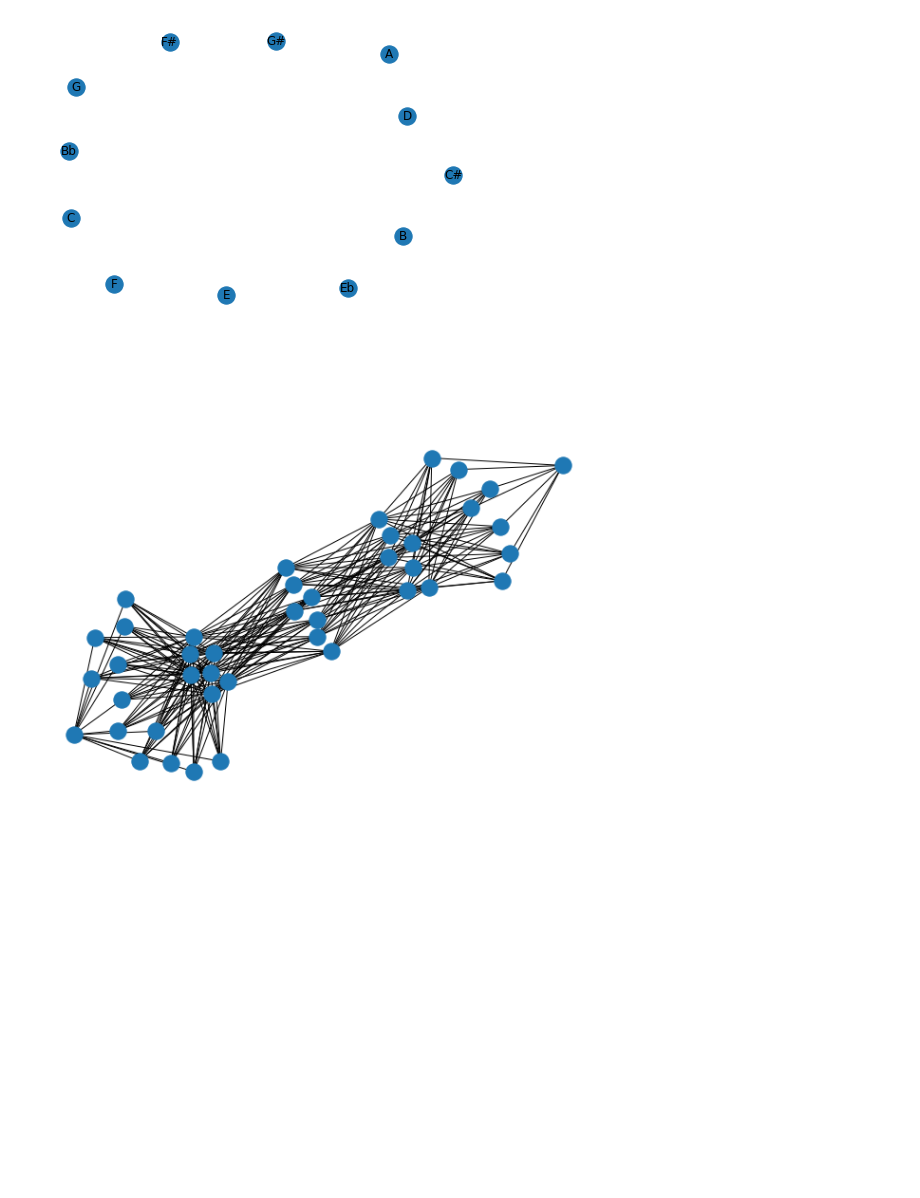
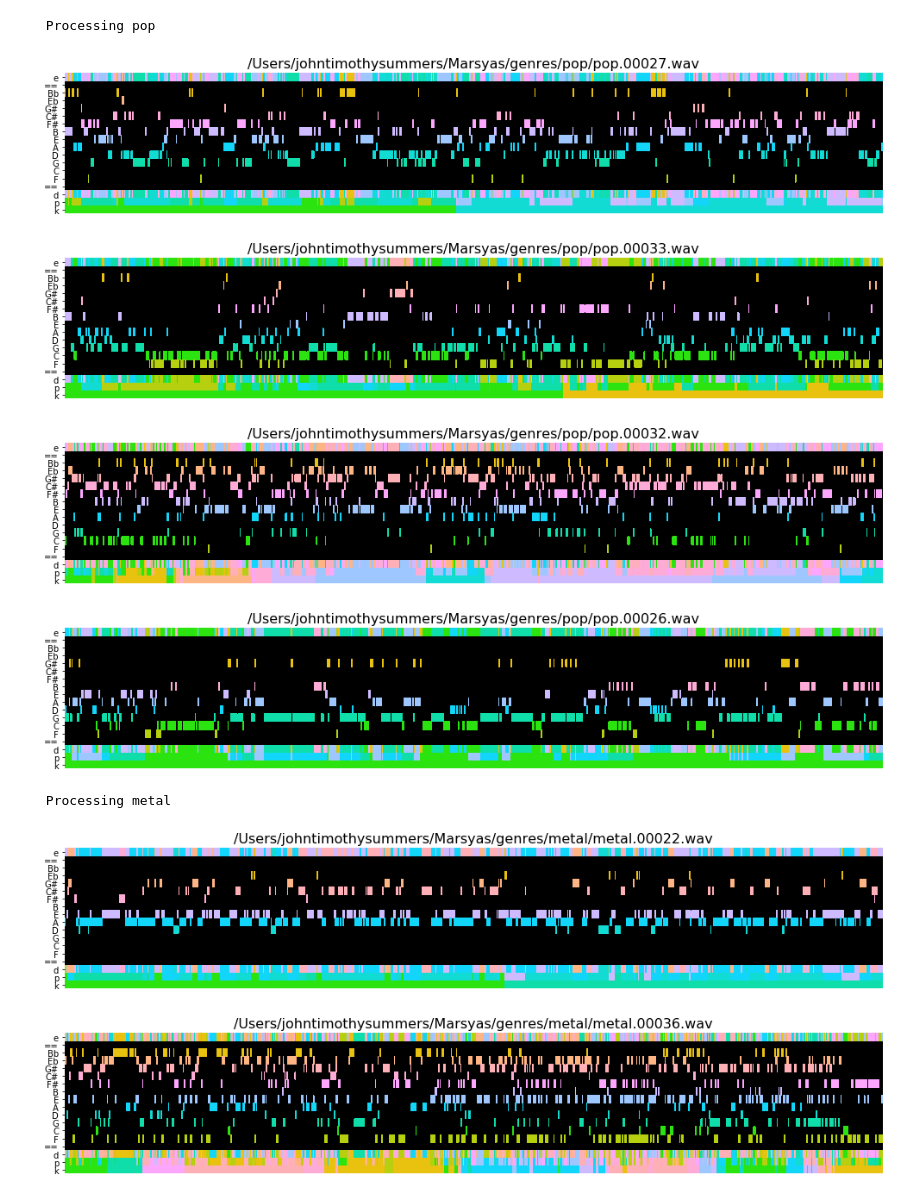
Before and after one commit to timsum/harmonypartition, a Jupyter notebook: jup/Untitled.ipynb, the cells around one changed output. Drawn from its saved outputs; the diff is of its cells as text; code cells hidden in the pictures; blank space fills up the shorter version.

Commit message:
valerio turorials -- prime experiments -- collection before cleaning.
collection and backup before public cleaning

```diff
--- a/jup/Untitled.ipynb
+++ b/jup/Untitled.ipynb
@@ -25,6 +0,0 @@ for a_name in pt_naming_conventions.circle_fifth_notes():
-# %%
-plt.figure()
-nx.draw(graph, with_labels=True)
-plt.show()
-# %% [output]
-[figure, removed]
@@ -46,7 +1,46 @@ G = multilayered_graph(*harmony_net)
-# %%
-plt.figure(figsize=(8, 8))
-nx.draw(G)
-plt.axis("equal")
-plt.show()
-# %% [output]
-[figure, removed]
+# %%
+DATASET_PATH = '/Users/johntimothysummers/Marsyas/genres'
+
+import pt_analyzeaudio
+import jupyter_pt_tools as jpt_pt
+import os
+import IPython.display as ipd
+# %%
+# in general, for noisy music we need a high threshold to find key area
+#             for quieter, more note-oriented music, we need a lower threshold
+#             finding a *separate* harmony-framework for different genres would require some changes either
+#                   to the threshold or to the waveform (normalize??? clean???)
+
+CHROMA_THRESHOLD = 0.85
+FILES_PER_FOLDER = 4
+
+def analyze_all():
+    for i, (dirpath, dirnames, filenames) in enumerate(os.walk(DATASET_PATH)):
+        # ensure that we are not at the root level
+        if dirpath is not DATASET_PATH:
+            dirpath_components = dirpath.split("/") # genre/blues => ["genre", "blues"]
+            semantic_label = dirpath_components[-1]
+            print("\n Processing {}".format(semantic_label))
+
+            # loop through files for processing within genre
+            for j, f in enumerate(filenames):
+                if (j < FILES_PER_FOLDER):
+                    analyze_one(f, dirpath, chroma_threshold=CHROMA_THRESHOLD)
+
+def analyze_one(f, dirpath, chroma_threshold=0.6):
+    # load audio from path
+    file_path = os.path.join(dirpath, f)
+    bin_a, kpdve_a = pt_analyzeaudio.kpdve_analyze_audiofile(file_path,chroma_threshold=chroma_threshold)
+    jpt_pt.bin_a_kpdve_a_heatmap(bin_a, kpdve_a, title=file_path)
+    ipd.Audio(file_path, rate=22050)
+
+analyze_all()
+# %% [output]
+ Processing pop
+[figure, added]
+[figure, added]
+[figure, added]
+[figure, added]
+ Processing metal
+[figure, added]
+[figure, added]
```
Also changed, not shown: parts of 7 cells of this notebook, 31 other files.
